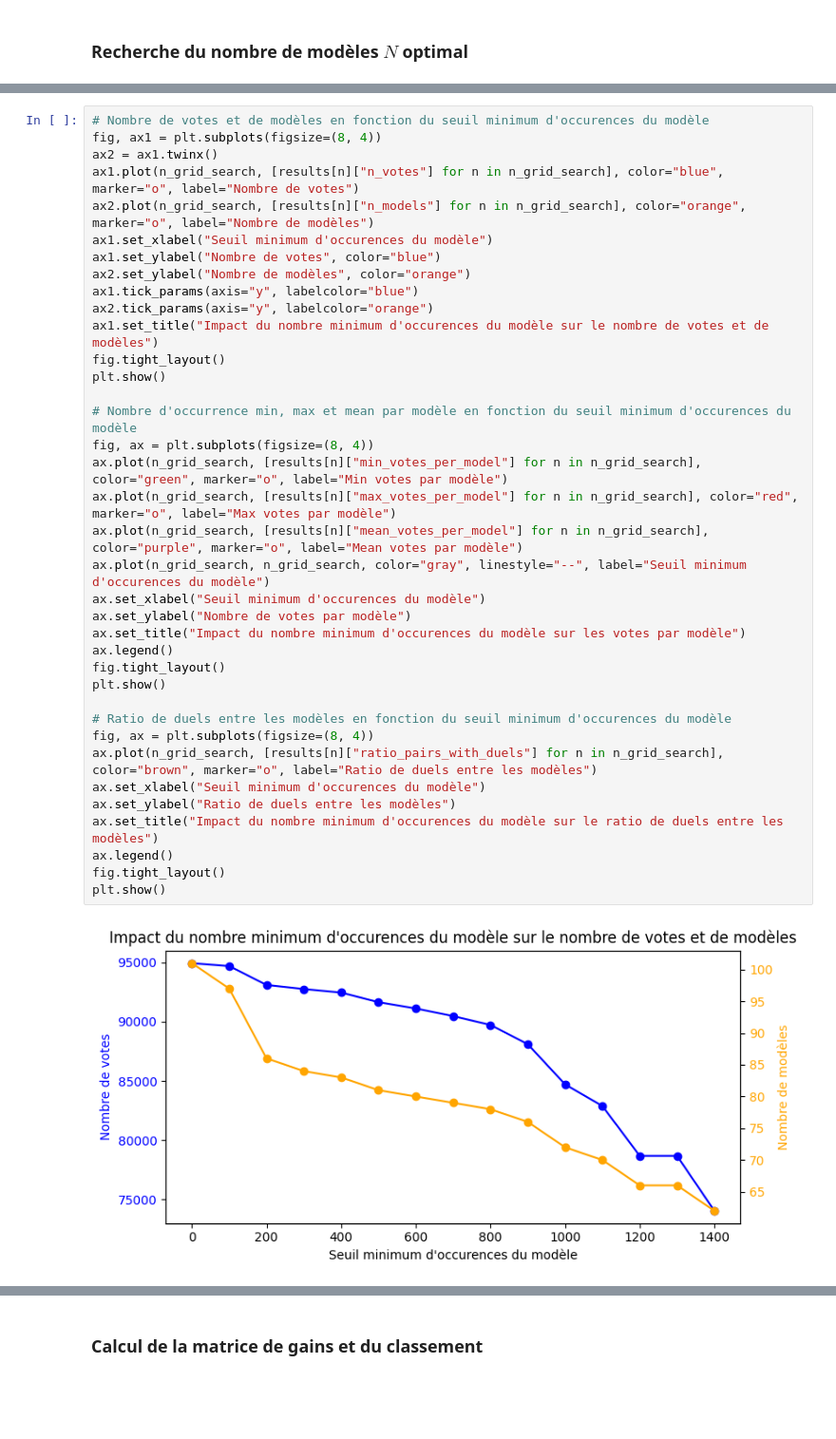
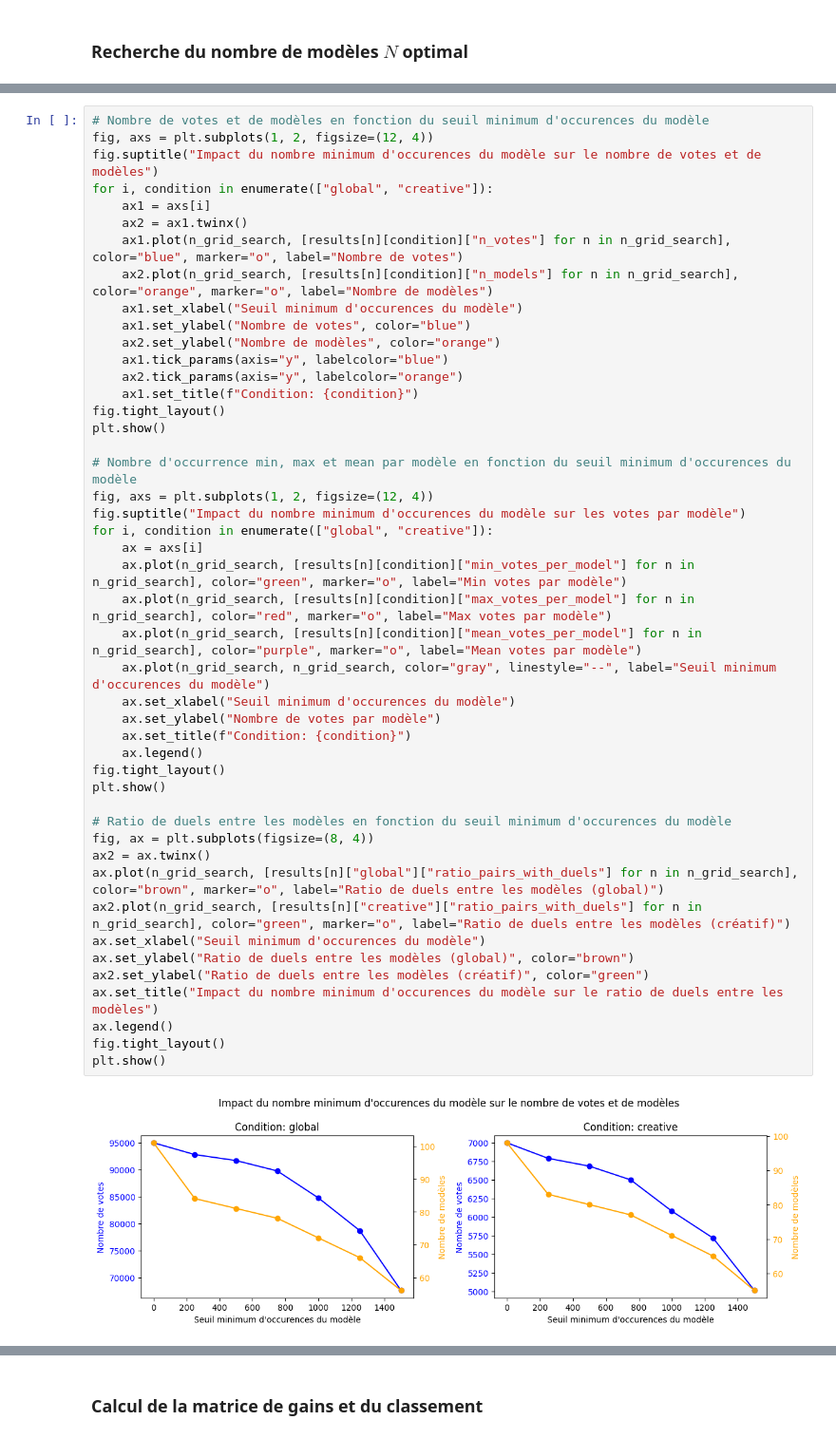
Before and after one commit to alexandre-faure/creativity-llm-comparia, a Jupyter notebook: 2_1_bradley_terry.ipynb, the cells around one changed output, grey strips where cells are left out. Shown at 95% size. Drawn from its saved outputs; the diff is of its cells as text; blank space fills up the shorter version.

```diff
--- a/2_1_bradley_terry.ipynb
+++ b/2_1_bradley_terry.ipynb
@@ -127,39 +161,48 @@ for n in tqdm(n_grid_search, desc="Grid search on n"):
 # %%
 # Nombre de votes et de modèles en fonction du seuil minimum d'occurences du modèle
-fig, ax1 = plt.subplots(figsize=(8, 4))
-ax2 = ax1.twinx()
-ax1.plot(n_grid_search, [results[n]["n_votes"] for n in n_grid_search], color="blue", marker="o", label="Nombre de votes")
-ax2.plot(n_grid_search, [results[n]["n_models"] for n in n_grid_search], color="orange", marker="o", label="Nombre de modèles")
-ax1.set_xlabel("Seuil minimum d'occurences du modèle")
-ax1.set_ylabel("Nombre de votes", color="blue")
-ax2.set_ylabel("Nombre de modèles", color="orange")
-ax1.tick_params(axis="y", labelcolor="blue")
-ax2.tick_params(axis="y", labelcolor="orange")
-ax1.set_title("Impact du nombre minimum d'occurences du modèle sur le nombre de votes et de modèles")
+fig, axs = plt.subplots(1, 2, figsize=(12, 4))
+fig.suptitle("Impact du nombre minimum d'occurences du modèle sur le nombre de votes et de modèles")
+for i, condition in enumerate(["global", "creative"]):
+    ax1 = axs[i]
+    ax2 = ax1.twinx()
+    ax1.plot(n_grid_search, [results[n][condition]["n_votes"] for n in n_grid_search], color="blue", marker="o", label="Nombre de votes")
+    ax2.plot(n_grid_search, [results[n][condition]["n_models"] for n in n_grid_search], color="orange", marker="o", label="Nombre de modèles")
+    ax1.set_xlabel("Seuil minimum d'occurences du modèle")
+    ax1.set_ylabel("Nombre de votes", color="blue")
+    ax2.set_ylabel("Nombre de modèles", color="orange")
+    ax1.tick_params(axis="y", labelcolor="blue")
+    ax2.tick_params(axis="y", labelcolor="orange")
+    ax1.set_title(f"Condition: {condition}")
 fig.tight_layout()
 plt.show()
 
 # Nombre d'occurrence min, max et mean par modèle en fonction du seuil minimum d'occurences du modèle
-fig, ax = plt.subplots(figsize=(8, 4))
-ax.plot(n_grid_search, [results[n]["min_votes_per_model"] for n in n_grid_search], color="green", marker="o", label="Min votes par modèle")
-ax.plot(n_grid_search, [results[n]["max_votes_per_model"] for n in n_grid_search], color="red", marker="o", label="Max votes par modèle")
-ax.plot(n_grid_search, [results[n]["mean_votes_per_model"] for n in n_grid_search], color="purple", marker="o", label="Mean votes par modèle")
-ax.plot(n_grid_search, n_grid_search, color="gray", linestyle="--", label="Seuil minimum d'occurences du modèle")
-ax.set_xlabel("Seuil minimum d'occurences du modèle")
-ax.set_ylabel("Nombre de votes par modèle")
-ax.set_title("Impact du nombre minimum d'occurences du modèle sur les votes par modèle")
-ax.legend()
+fig, axs = plt.subplots(1, 2, figsize=(12, 4))
+fig.suptitle("Impact du nombre minimum d'occurences du modèle sur les votes par modèle")
+for i, condition in enumerate(["global", "creative"]):
+    ax = axs[i]
+    ax.plot(n_grid_search, [results[n][condition]["min_votes_per_model"] for n in n_grid_search], color="green", marker="o", label="Min votes par modèle")
+    ax.plot(n_grid_search, [results[n][condition]["max_votes_per_model"] for n in n_grid_search], color="red", marker="o", label="Max votes par modèle")
+    ax.plot(n_grid_search, [results[n][condition]["mean_votes_per_model"] for n in n_grid_search], color="purple", marker="o", label="Mean votes par modèle")
+    ax.plot(n_grid_search, n_grid_search, color="gray", linestyle="--", label="Seuil minimum d'occurences du modèle")
+    ax.set_xlabel("Seuil minimum d'occurences du modèle")
+    ax.set_ylabel("Nombre de votes par modèle")
+    ax.set_title(f"Condition: {condition}")
+    ax.legend()
 fig.tight_layout()
 plt.show()
 
 # Ratio de duels entre les modèles en fonction du seuil minimum d'occurences du modèle
 fig, ax = plt.subplots(figsize=(8, 4))
-ax.plot(n_grid_search, [results[n]["ratio_pairs_with_duels"] for n in n_grid_search], color="brown", marker="o", label="Ratio de duels entre les modèles")
+ax2 = ax.twinx()
+ax.plot(n_grid_search, [results[n]["global"]["ratio_pairs_with_duels"] for n in n_grid_search], color="brown", marker="o", label="Ratio de duels entre les modèles (global)")
+ax2.plot(n_grid_search, [results[n]["creative"]["ratio_pairs_with_duels"] for n in n_grid_search], color="green", marker="o", label="Ratio de duels entre les modèles (créatif)")
 ax.set_xlabel("Seuil minimum d'occurences du modèle")
-ax.set_ylabel("Ratio de duels entre les modèles")
+ax.set_ylabel("Ratio de duels entre les modèles (global)", color="brown")
+ax2.set_ylabel("Ratio de duels entre les modèles (créatif)", color="green")
 ax.set_title("Impact du nombre minimum d'occurences du modèle sur le ratio de duels entre les modèles")
 ax.legend()
 fig.tight_layout()
 plt.show()
 # %% [output]
-[figure, old version]
+[figure, new version]
```
Also changed, not shown: parts of 19 cells of this notebook, 4 other files.
